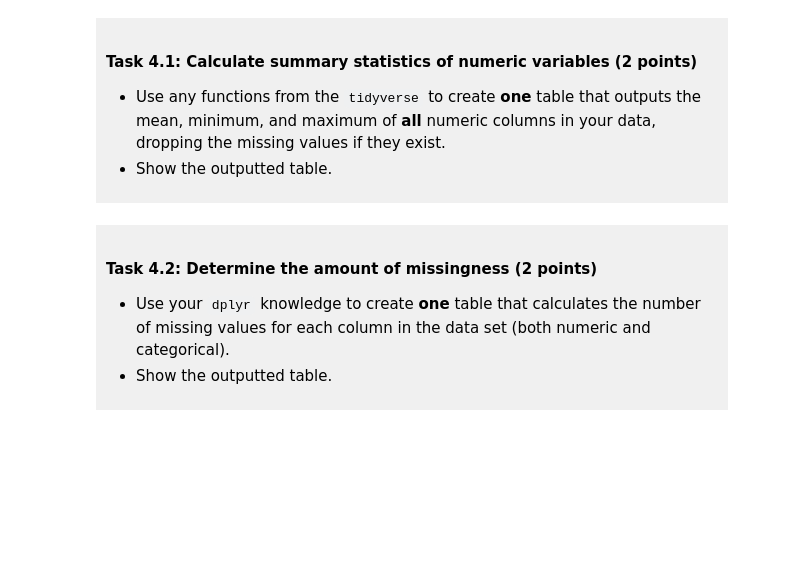
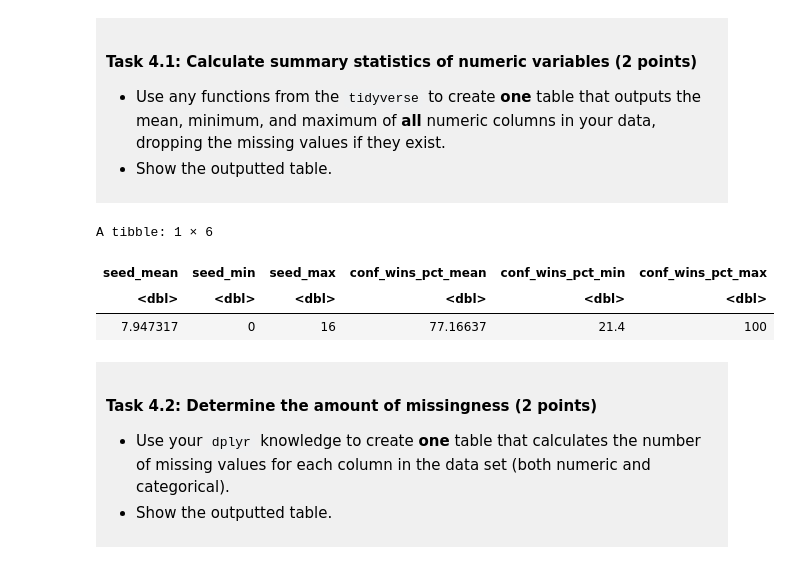
Before and after one commit to James-Ygh/dsci-100-project-Guohui-Yue, a Jupyter notebook: dsci-100-project-notebook.ipynb, the cells around one changed output. Drawn from its saved outputs; the diff is of its cells as text; code cells hidden in the pictures; blank space fills up the shorter version.

```diff
--- a/dsci-100-project-notebook.ipynb
+++ b/dsci-100-project-notebook.ipynb
@@ -296,3 +304,24 @@ You will refine your research question (if needed) and produce a tidy data set.
+# %%
+### EDIT THIS CODE CELL ###
+
+summary_table <- basketball_tidy |>
+  summarise(
+    across(
+      where(is.numeric),
+      list(
+        mean = ~ mean(.x, na.rm = TRUE),
+        min = ~ min(.x, na.rm = TRUE),
+        max = ~ max(.x, na.rm = TRUE)
+      )
+    )
+  )
+
+summary_table
+# %% [output]
+A tibble: 1 × 6
+| seed_mean | seed_min | seed_max | conf_wins_pct_mean | conf_wins_pct_min | conf_wins_pct_max |
+| <dbl> | <dbl> | <dbl> | <dbl> | <dbl> | <dbl> |
+| 7.947317 | 0 | 16 | 77.16637 | 21.4 | 100 |
 # %% [markdown]
 <div style="background-color: #f0f0f0; padding: 10px;">
 
```
Also changed, not shown: parts of 11 cells of this notebook.
